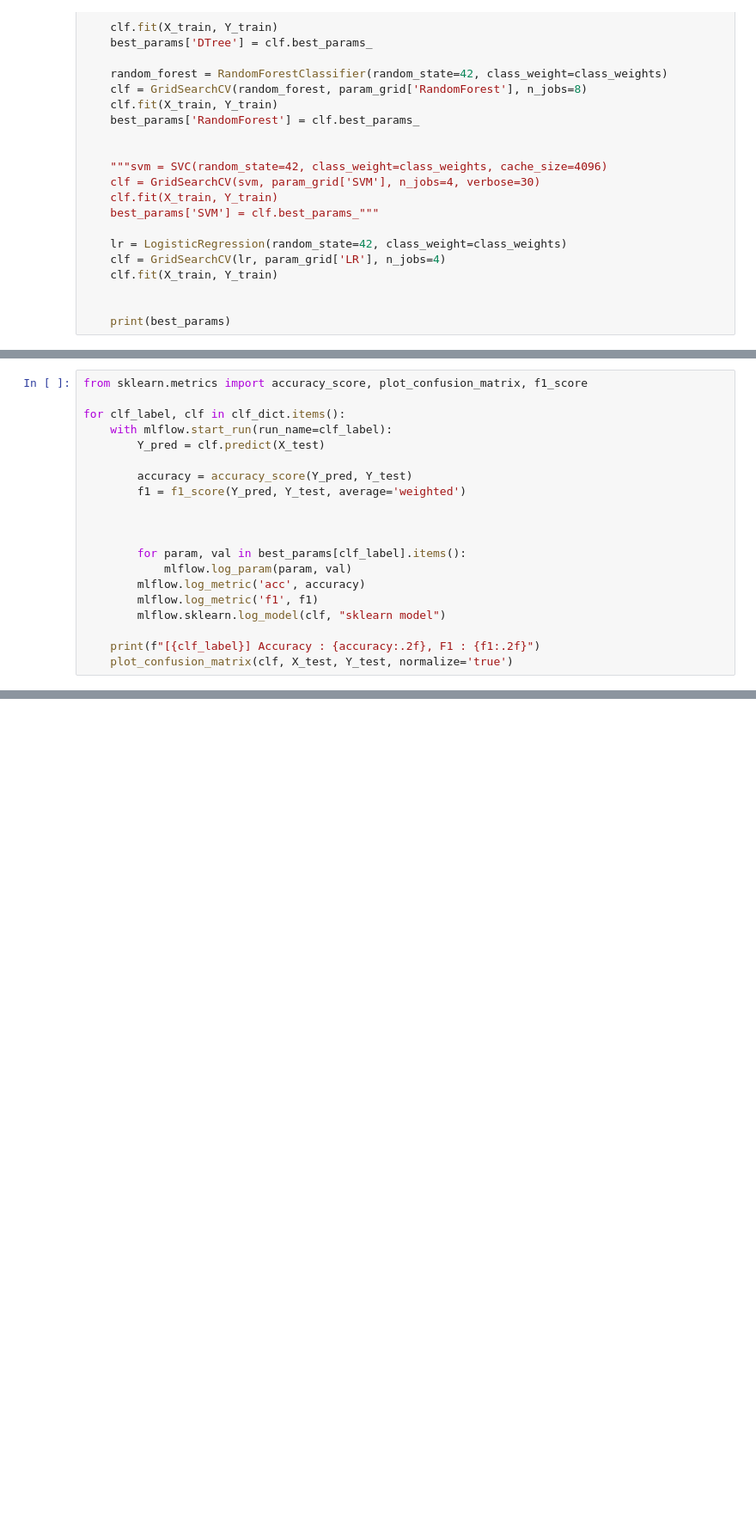
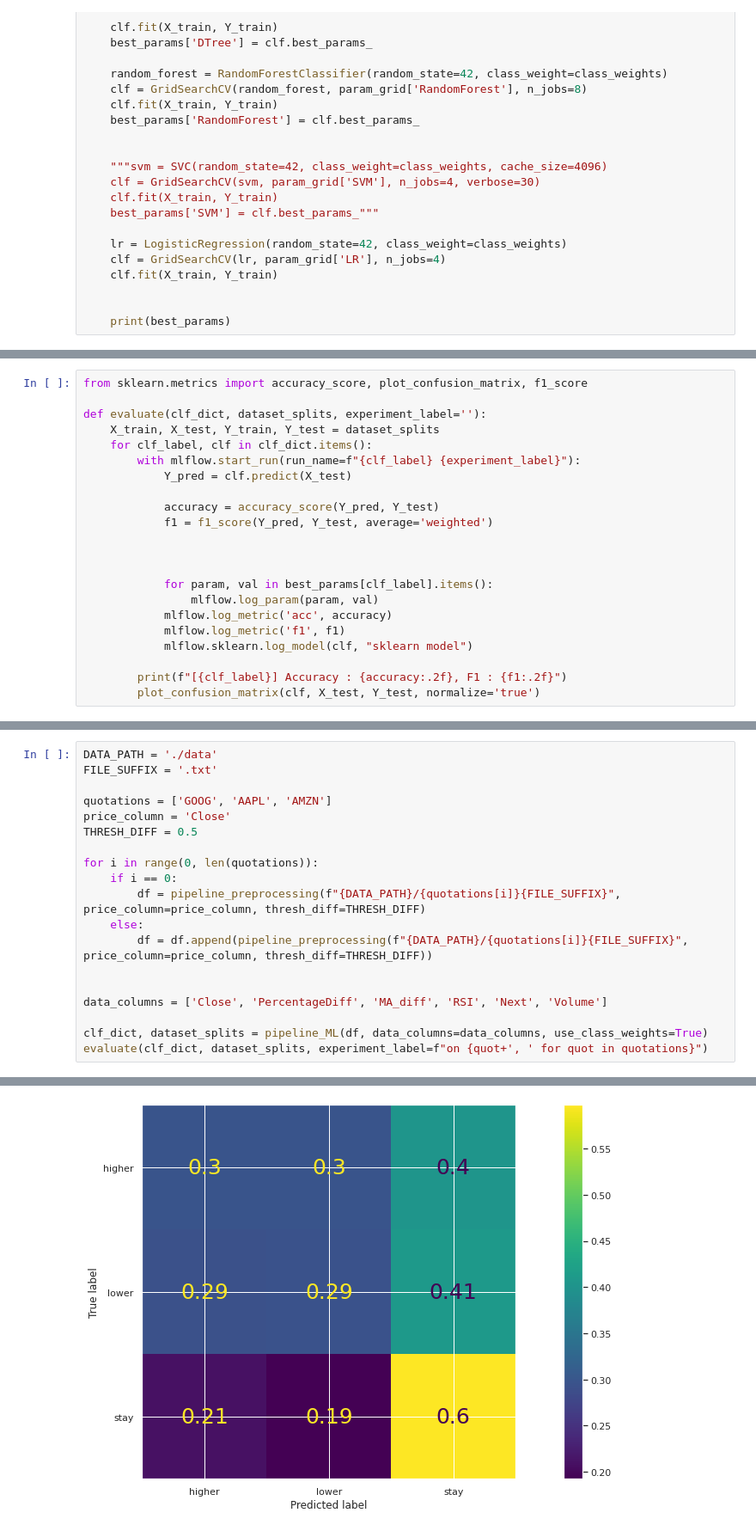
Before and after one commit to Naralas/StonksMarketPrediction, a Jupyter notebook: StockPriceTendencyPrediction.ipynb, the cells around one changed output, grey strips where cells are left out. Shown at 86% size. Drawn from its saved outputs; the diff is of its cells as text; blank space fills up the shorter version.

Commit message:
Created pipeline for using multiple datasets as training data, changes on the datahelper to read the data

```diff
--- a/StockPriceTendencyPrediction.ipynb
+++ b/StockPriceTendencyPrediction.ipynb
@@ -387,20 +160,22 @@ Training done.
 # %%
 from sklearn.metrics import accuracy_score, plot_confusion_matrix, f1_score
 
-for clf_label, clf in clf_dict.items():
-    with mlflow.start_run(run_name=clf_label):
-        Y_pred = clf.predict(X_test)
+def evaluate(clf_dict, dataset_splits, experiment_label=''):
+    X_train, X_test, Y_train, Y_test = dataset_splits
+    for clf_label, clf in clf_dict.items():
+        with mlflow.start_run(run_name=f"{clf_label} {experiment_label}"):
+            Y_pred = clf.predict(X_test)
 
-        accuracy = accuracy_score(Y_pred, Y_test)
-        f1 = f1_score(Y_pred, Y_test, average='weighted')
+            accuracy = accuracy_score(Y_pred, Y_test)
+            f1 = f1_score(Y_pred, Y_test, average='weighted')
 
 
 
-        for param, val in best_params[clf_label].items():
-            mlflow.log_param(param, val)
-        mlflow.log_metric('acc', accuracy)
-        mlflow.log_metric('f1', f1)
-        mlflow.sklearn.log_model(clf, "sklearn model")
+            for param, val in best_params[clf_label].items():
+                mlflow.log_param(param, val)
+            mlflow.log_metric('acc', accuracy)
+            mlflow.log_metric('f1', f1)
+            mlflow.sklearn.log_model(clf, "sklearn model")
 
-    print(f"[{clf_label}] Accuracy : {accuracy:.2f}, F1 : {f1:.2f}")
-    plot_confusion_matrix(clf, X_test, Y_test, normalize='true')
+        print(f"[{clf_label}] Accuracy : {accuracy:.2f}, F1 : {f1:.2f}")
+        plot_confusion_matrix(clf, X_test, Y_test, normalize='true')
@@ -430,0 +182,20 @@ print(rules)
+# %%
+DATA_PATH = './data'
+FILE_SUFFIX = '.txt'
+
+quotations = ['GOOG', 'AAPL', 'AMZN']
+price_column = 'Close'
+THRESH_DIFF = 0.5
+
+for i in range(0, len(quotations)):
+    if i == 0:
+        df = pipeline_preprocessing(f"{DATA_PATH}/{quotations[i]}{FILE_SUFFIX}", price_column=price_column, thresh_diff=THRESH_DIFF)
+    else:
+        df = df.append(pipeline_preprocessing(f"{DATA_PATH}/{quotations[i]}{FILE_SUFFIX}", price_column=price_column, thresh_diff=THRESH_DIFF))
+
+
+data_columns = ['Close', 'PercentageDiff', 'MA_diff', 'RSI', 'Next', 'Volume']
+
+clf_dict, dataset_splits = pipeline_ML(df, data_columns=data_columns, use_class_weights=True)
+evaluate(clf_dict, dataset_splits, experiment_label=f"on {quot+', ' for quot in quotations}")
+# %% [output]
@@ -430,0 +222 @@ print(rules)
+[figure, added]
```
Also changed, not shown: parts of 44 cells of this notebook, 4 other files.
